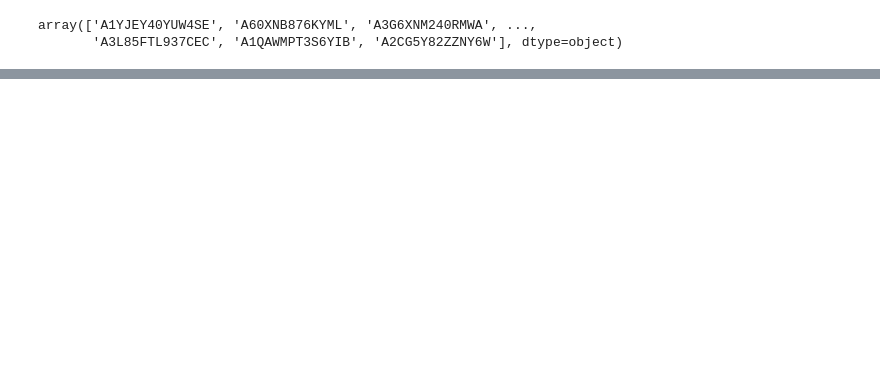
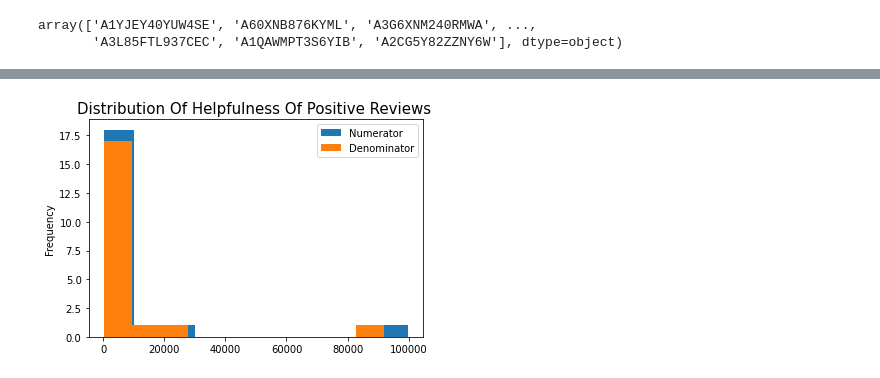
Before and after one commit to vanshika7-max/Amazon-Product-Recommendation-Engine, a Jupyter notebook: Vanshika_Raj_Product_Recommendation_Engine_Capstone_Project.ipynb, the cells around one changed output, grey strips where cells are left out. Cells and saved outputs as stored; diff of their text form; code cells hidden in the pictures; blank space fills up the shorter version.

```diff
--- a/Vanshika_Raj_Product_Recommendation_Engine_Capstone_Project.ipynb
+++ b/Vanshika_Raj_Product_Recommendation_Engine_Capstone_Project.ipynb
@@ -181,0 +330,10 @@ Number of unique products in the final data =  2826
+# %%
+
+# distribution of helpfulness_Numerator and helpfulness_Denominator in positive reviews
+plt.title('distribution of helpfulness of positive Reviews '.title(),fontsize=15)
+rating_json[rating_json['target']==1]['helpfulness_Numerator'].value_counts()[:20].plot(kind='hist',label='Numerator')
+rating_json[rating_json['target']==1]['helpfulness_Denominator'].value_counts()[:20].plot(kind='hist',label='Denominator')
+plt.legend()
+plt.show()
+# %% [output]
+[figure, added]
```
Also changed, not shown: parts of 37 cells of this notebook.
